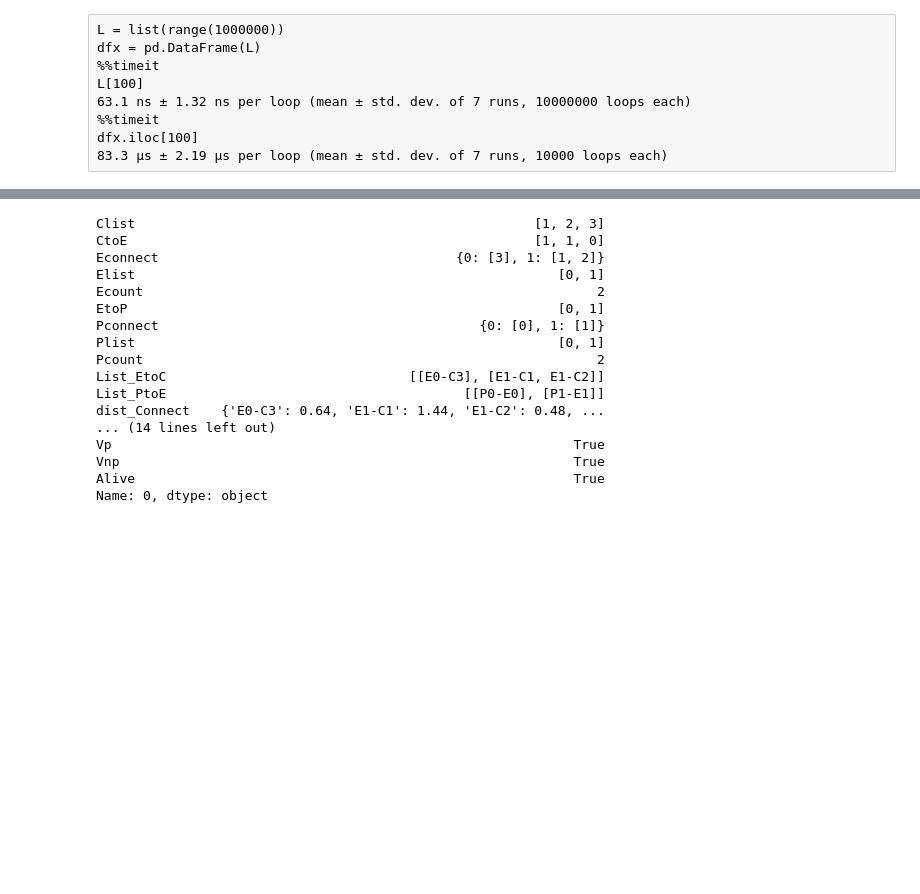
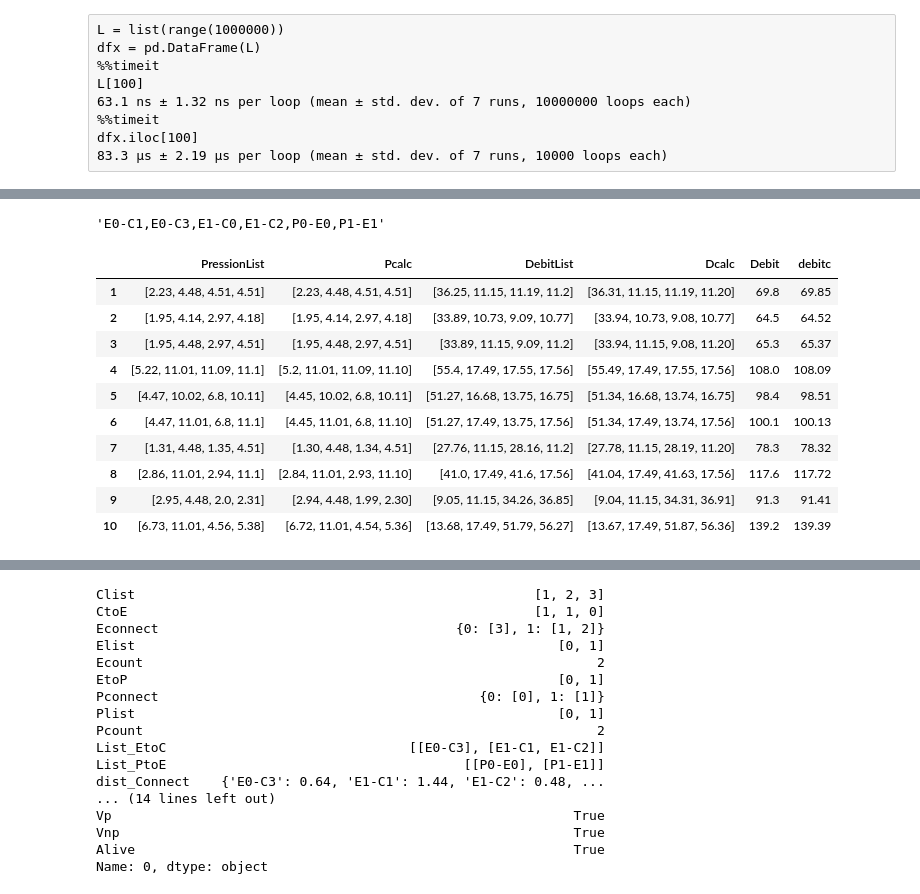
Before and after one commit to egos/valeo, a Jupyter notebook: NoteBook_GA_VALEO.ipynb, the cells around one changed output, grey strips where cells are left out. Saved outputs shown, nothing was run; the diff lists cells and outputs as text; code cells hidden in the pictures; blank space fills up the shorter version.

```diff
--- a/NoteBook_GA_VALEO.ipynb
+++ b/NoteBook_GA_VALEO.ipynb
@@ -50,3 +50,27 @@ from utils import *
 # %%
 file = 'VALEO_full.tmj'
 algo = load_data_brut(file)
+# %%
+def Indiv_reverse(Name,algo):
+    NameList = Name.split(',')
+    Clist = algo.Clist
+    CtoE = {}
+    EtoP = {}
+    for n in NameList:
+        if n[0] == 'E':
+            c = int(n[-1])
+            e = int(n[1])
+            CtoE[c] = e
+
+        if n[0] == 'P':
+            e = int(n[-1])
+            p = int(n[1])
+            EtoP[e] = p
+
+    d = dict(sorted(CtoE.items()))
+    Clist = list(d.keys())
+    CtoE = list(d.values())
+    d = dict(sorted(EtoP.items()))
+    EtoP = list(d.values())
+    indiv = indiv_create(algo, row = None, NewCtoE = CtoE, NewPtoE = EtoP)
+    return indiv
@@ -52,0 +168,16 @@ algo = load_data_brut(file)
+# %%
+Name
+pd.DataFrame(data).T
+# %% [output]
+'E0-C1,E0-C3,E1-C0,E1-C2,P0-E0,P1-E1'
+|  | PressionList | Pcalc | DebitList | Dcalc | Debit | debitc |
+| 1 | [2.23, 4.48, 4.51, 4.51] | [2.23, 4.48, 4.51, 4.51] | [36.25, 11.15, 11.19, 11.2] | [36.31, 11.15, 11.19, 11.20] | 69.8 | 69.85 |
+| 2 | [1.95, 4.14, 2.97, 4.18] | [1.95, 4.14, 2.97, 4.18] | [33.89, 10.73, 9.09, 10.77] | [33.94, 10.73, 9.08, 10.77] | 64.5 | 64.52 |
+| 3 | [1.95, 4.48, 2.97, 4.51] | [1.95, 4.48, 2.97, 4.51] | [33.89, 11.15, 9.09, 11.2] | [33.94, 11.15, 9.08, 11.20] | 65.3 | 65.37 |
+| 4 | [5.22, 11.01, 11.09, 11.1] | [5.2, 11.01, 11.09, 11.10] | [55.4, 17.49, 17.55, 17.56] | [55.49, 17.49, 17.55, 17.56] | 108.0 | 108.09 |
+| 5 | [4.47, 10.02, 6.8, 10.11] | [4.45, 10.02, 6.8, 10.11] | [51.27, 16.68, 13.75, 16.75] | [51.34, 16.68, 13.74, 16.75] | 98.4 | 98.51 |
+| 6 | [4.47, 11.01, 6.8, 11.1] | [4.45, 11.01, 6.8, 11.10] | [51.27, 17.49, 13.75, 17.56] | [51.34, 17.49, 13.74, 17.56] | 100.1 | 100.13 |
+| 7 | [1.31, 4.48, 1.35, 4.51] | [1.30, 4.48, 1.34, 4.51] | [27.76, 11.15, 28.16, 11.2] | [27.78, 11.15, 28.19, 11.20] | 78.3 | 78.32 |
+| 8 | [2.86, 11.01, 2.94, 11.1] | [2.84, 11.01, 2.93, 11.10] | [41.0, 17.49, 41.6, 17.56] | [41.04, 17.49, 41.63, 17.56] | 117.6 | 117.72 |
+| 9 | [2.95, 4.48, 2.0, 2.31] | [2.94, 4.48, 1.99, 2.30] | [9.05, 11.15, 34.26, 36.85] | [9.04, 11.15, 34.31, 36.91] | 91.3 | 91.41 |
+| 10 | [6.73, 11.01, 4.56, 5.38] | [6.72, 11.01, 4.54, 5.36] | [13.68, 17.49, 51.79, 56.27] | [13.67, 17.49, 51.87, 56.36] | 139.2 | 139.39 |
```
Also changed, not shown: parts of 7 cells of this notebook, 3 other files.
